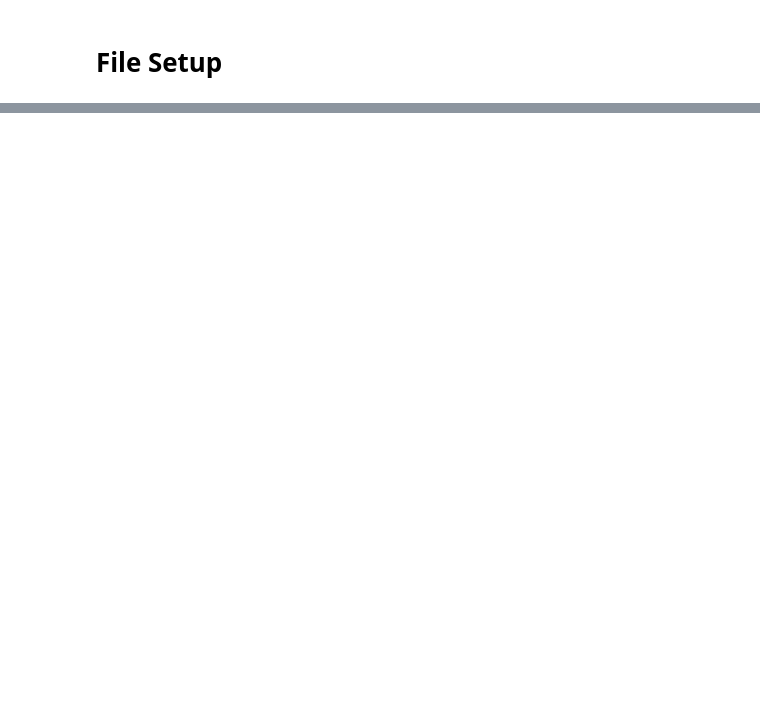
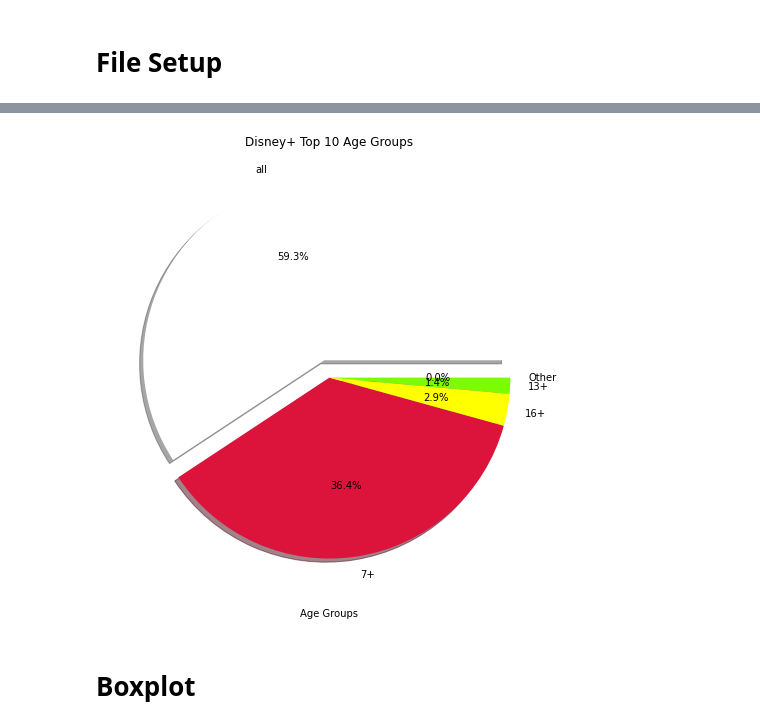
Before and after one commit to benmxnguyen/streaming-service-analysis-and-offer-characterization, a Jupyter notebook: Disney+ (Chris)/disney_analysis.ipynb, the cells around one changed output, grey strips where cells are left out. Saved outputs shown, nothing was run; the diff lists cells and outputs as text; code cells hidden in the pictures; blank space fills up the shorter version.

```diff
--- a/Disney+ (Chris)/disney_analysis.ipynb
+++ b/Disney+ (Chris)/disney_analysis.ipynb
@@ -99,0 +200,16 @@ Reveal if there is a schedule or a popular time to add movies for (maybe they ad
+# %%
+#variables
+explosion_values = [0.1,0,0,0,0]
+color_values = ['white', 'crimson', 'yellow', 'lawngreen', 'deepskyblue']
+
+#plotting
+plt.figure(figsize = (7,7))
+plt.title("Disney+ Top 10 Age Groups")
+plt.xlabel("Age Groups")
+plt.pie(age_tv.values.tolist(), labels = age_tv.index.tolist(), explode = explosion_values, colors = color_values, autopct = '%1.1f%%', shadow = True)
+plt.tight_layout()
+plt.savefig("Images/Age2.png")
+# %% [output]
+[figure, added]
+# %% [markdown]
+# Boxplot
```
Also changed, not shown: parts of 33 cells of this notebook, 19 other files.
